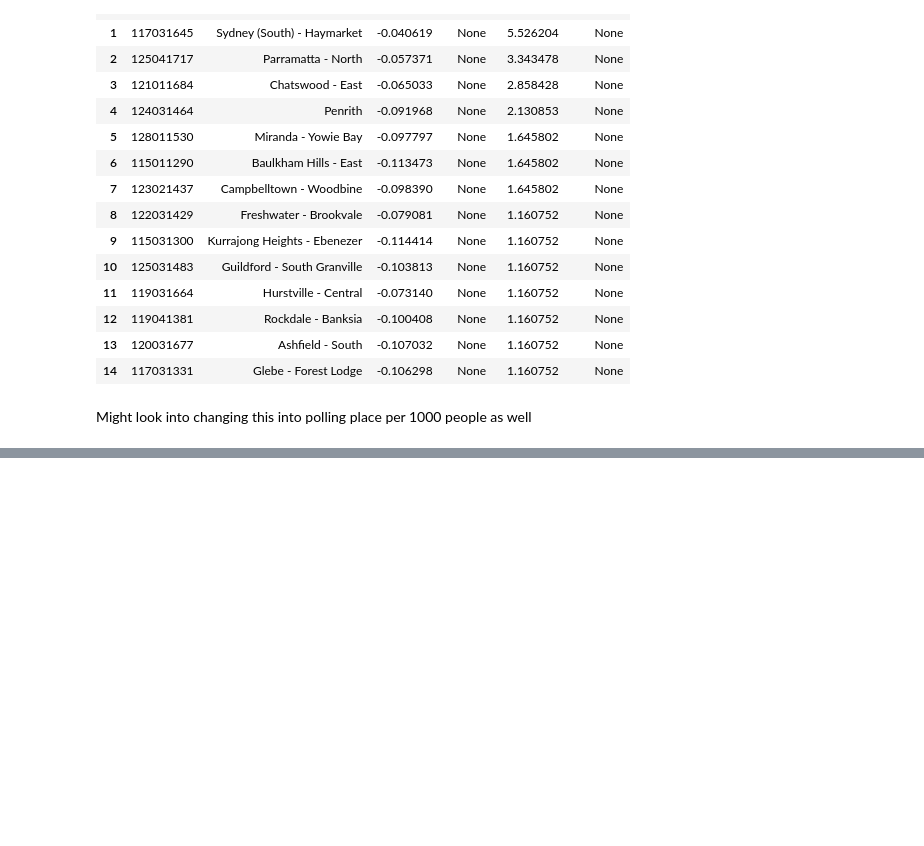
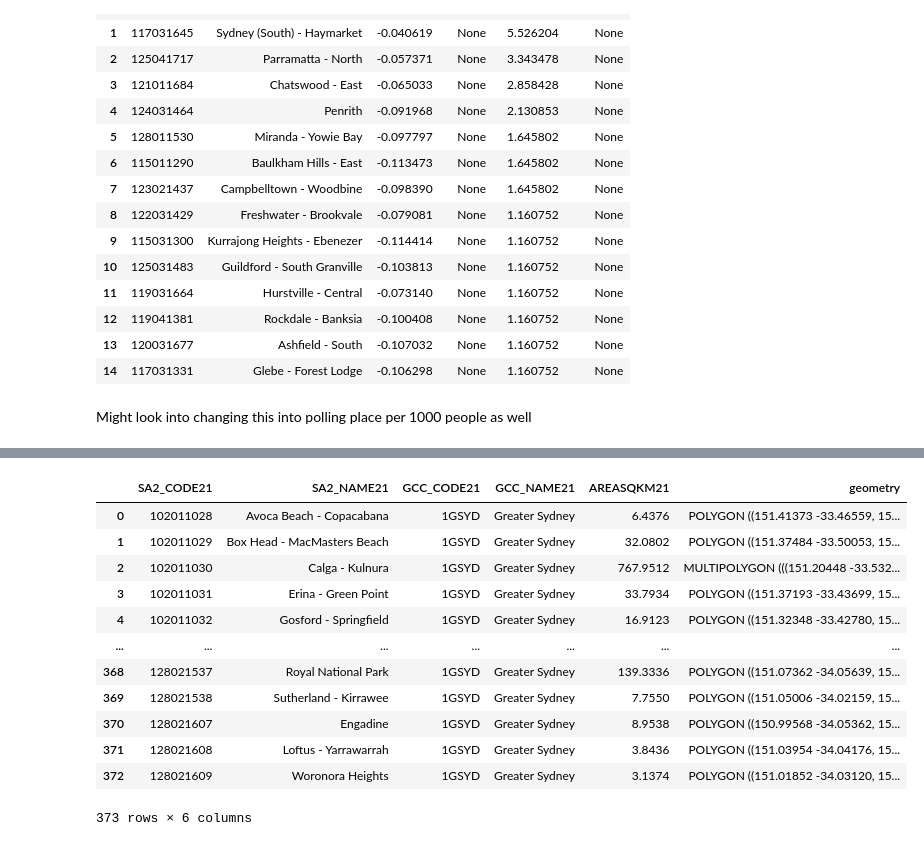
Before and after one commit to infernocadet/greater-sydney-analysis, a Jupyter notebook: Greater Sydney Analysis.ipynb, the cells around one changed output, grey strips where cells are left out. Cells and saved outputs as stored; diff of their text form; code cells hidden in the pictures; blank space fills up the shorter version.

```diff
--- a/Greater Sydney Analysis.ipynb
+++ b/Greater Sydney Analysis.ipynb
@@ -2424,0 +2482,10 @@ LIMIT 40;
+# %%
+sa2_regions = gpd.read_file("SA2_2021_AUST_SHP_GDA2020/SA2_2021_AUST_GDA2020.shp")
+regions = sa2_regions[sa2_regions['GCC_NAME21'] == 'Greater Sydney']
+regions.reset_index(drop=True, inplace=True)
+regions = regions.drop(columns=['CHG_FLAG21', 'CHG_LBL21', 'STE_CODE21',
+                                                      'STE_NAME21', 'AUS_CODE21', 'AUS_NAME21',
+                                                      'SA3_CODE21', 'SA3_NAME21', 'SA4_CODE21',
+                                                      'SA4_NAME21', 'LOCI_URI21'])
+# %%
+regions = gpd.GeoDataFrame(regions, geometry='geometry')
@@ -2424,0 +2506,17 @@ LIMIT 40;
+# %%
+regions = regions.to_crs(roads_gdf.crs)
+regions
+# %% [output]
+|  | SA2_CODE21 | SA2_NAME21 | GCC_CODE21 | GCC_NAME21 | AREASQKM21 | geometry |
+| 0 | 102011028 | Avoca Beach - Copacabana | 1GSYD | Greater Sydney | 6.4376 | POLYGON ((151.41373 -33.46559, 15... |
+| 1 | 102011029 | Box Head - MacMasters Beach | 1GSYD | Greater Sydney | 32.0802 | POLYGON ((151.37484 -33.50053, 15... |
+| 2 | 102011030 | Calga - Kulnura | 1GSYD | Greater Sydney | 767.9512 | MULTIPOLYGON (((151.20448 -33.532... |
+| 3 | 102011031 | Erina - Green Point | 1GSYD | Greater Sydney | 33.7934 | POLYGON ((151.37193 -33.43699, 15... |
+| 4 | 102011032 | Gosford - Springfield | 1GSYD | Greater Sydney | 16.9123 | POLYGON ((151.32348 -33.42780, 15... |
+| ... | ... | ... | ... | ... | ... | ... |
+| 368 | 128021537 | Royal National Park | 1GSYD | Greater Sydney | 139.3336 | POLYGON ((151.07362 -34.05639, 15... |
+| 369 | 128021538 | Sutherland - Kirrawee | 1GSYD | Greater Sydney | 7.7550 | POLYGON ((151.05006 -34.02159, 15... |
+| 370 | 128021607 | Engadine | 1GSYD | Greater Sydney | 8.9538 | POLYGON ((150.99568 -34.05362, 15... |
+| 371 | 128021608 | Loftus - Yarrawarrah | 1GSYD | Greater Sydney | 3.8436 | POLYGON ((151.03954 -34.04176, 15... |
+| 372 | 128021609 | Woronora Heights | 1GSYD | Greater Sydney | 3.1374 | POLYGON ((151.01852 -34.03120, 15... |
+373 rows × 6 columns
```
Also changed, not shown: parts of 59 cells of this notebook.
